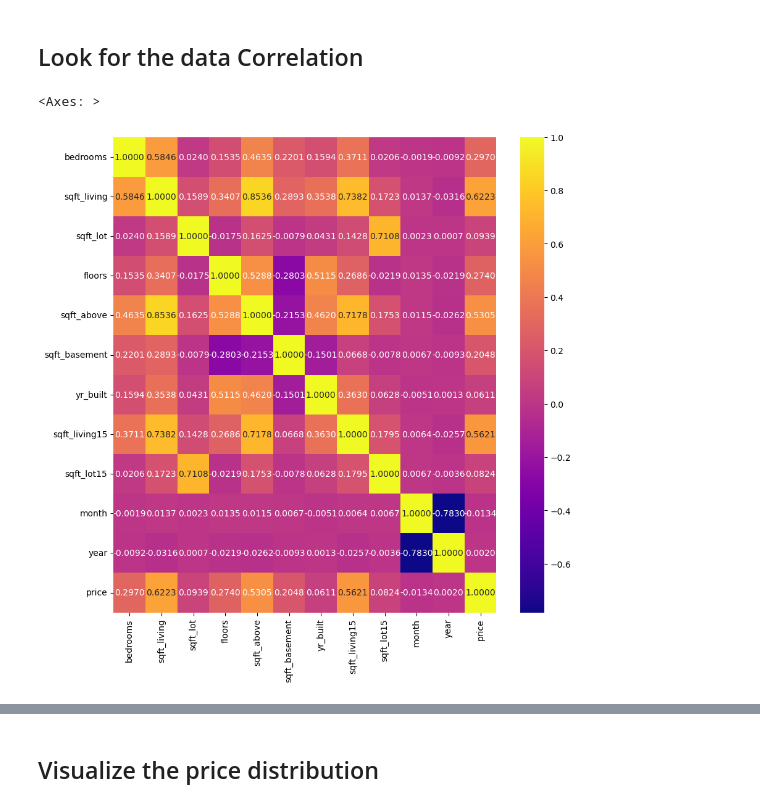
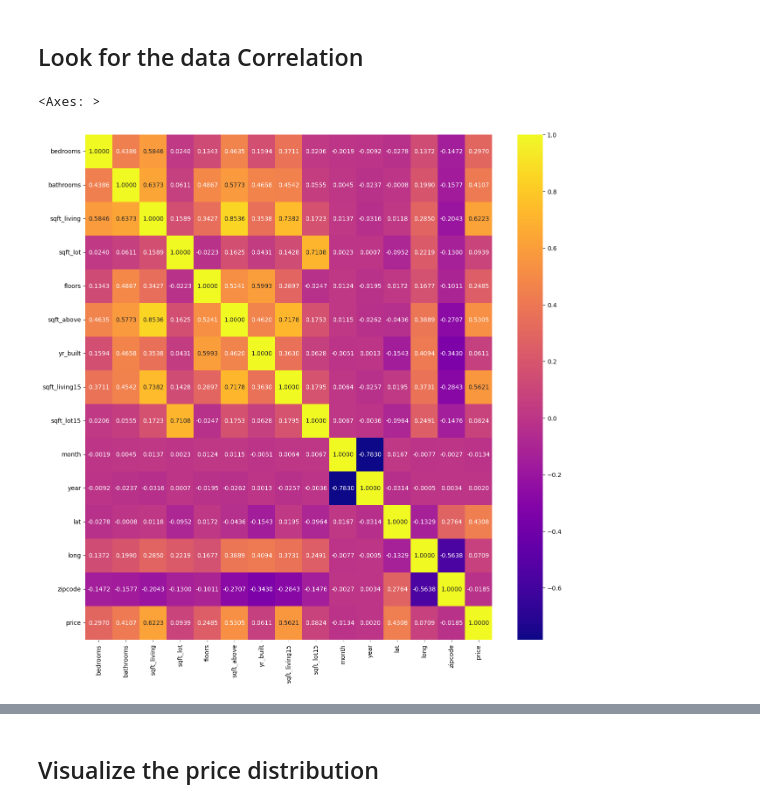
Before and after one commit to mirzhachrn/JaGidCad, a Jupyter notebook: Prediksi harga rumah/Code/newPrediksi.ipynb, the cells around one changed output, grey strips where cells are left out. Drawn from its saved outputs; the diff is of its cells as text; code cells hidden in the pictures.

```diff
--- a/Prediksi harga rumah/Code/newPrediksi.ipynb
+++ b/Prediksi harga rumah/Code/newPrediksi.ipynb
@@ -67,6 +67,10 @@ df.head()
 | 3 | 2487200875 | 2014-12-09 | 604000.0 | 4 | 3.00 | 1960 | 5000 | 1.0 | 0 | 0 | ... |
 | 4 | 1954400510 | 2015-02-18 | 510000.0 | 3 | 2.00 | 1680 | 8080 | 1.0 | 0 | 0 | ... |
 5 rows × 22 columns
+# %%
+df['floors'] = df['floors'].astype(int)
+df['bathrooms'] = df['bathrooms'].astype(int)
+df['price'] = df['price'].astype(int)
 # %% [markdown]
 dibagi per 20 tahun
 # %%
@@ -170,8 +174,8 @@ sns.histplot(df['price'])
 ## Split numerical data and ordinal data
 # %%
 # Inisiasi permisahan
-numerical_data = df[['bedrooms', 'sqft_living', 'sqft_lot', 'floors', 'sqft_above', 'sqft_basement', 'yr_built','sqft_living15','sqft_lot15','month','year']]
-ordinal_data = df[['bathrooms','view','condition', 'grade', 'sqft_basement', 'yr_renovated','waterfront']]
+numerical_data = df[['bedrooms', 'bathrooms', 'sqft_living', 'sqft_lot', 'floors', 'sqft_above', 'yr_built','sqft_living15','sqft_lot15','month','year']]
+ordinal_data = df[['view','condition', 'grade', 'sqft_basement', 'yr_renovated','waterfront']]
 geospatial_data = df[['lat', 'long','zipcode']] #Consider this as numerical data
 
 # waterfront dijadikan ordinal dengan asumsi karena hanya 2 data. 0 = tidak ada waterfront, 1 = ada waterfront
@@ -206,13 +219,13 @@ data_scaled.head()
 # %% [markdown]
 ## Look for the data Correlation
 # %%
-data1 = pd.concat([numerical_data, label], axis=1)
+data1 = pd.concat([numerical_data, geospatial_data, label], axis=1)
 # %%
-plt.figure(figsize=(10, 10))
+plt.figure(figsize=(15, 15))
 sns.heatmap(data1.corr(method="pearson"), annot=True, cmap='plasma', fmt='.4f')
 # %% [output]
 <Axes: >
-[figure, old version]
+[figure, new version]
 # %%
 data2 = pd.concat([ordinal_data, label], axis=1)
 # %%
```
Also changed, not shown: parts of 20 cells of this notebook, 1 other file.
